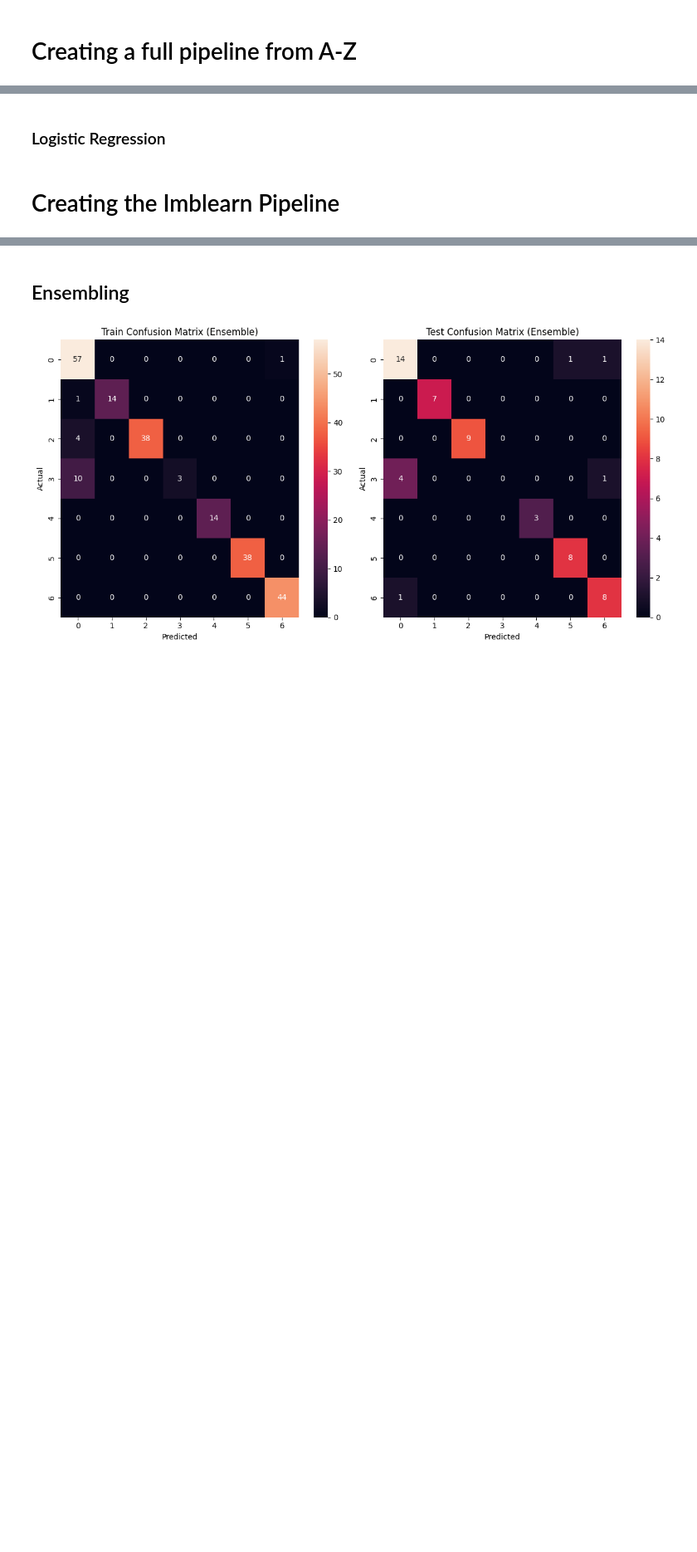
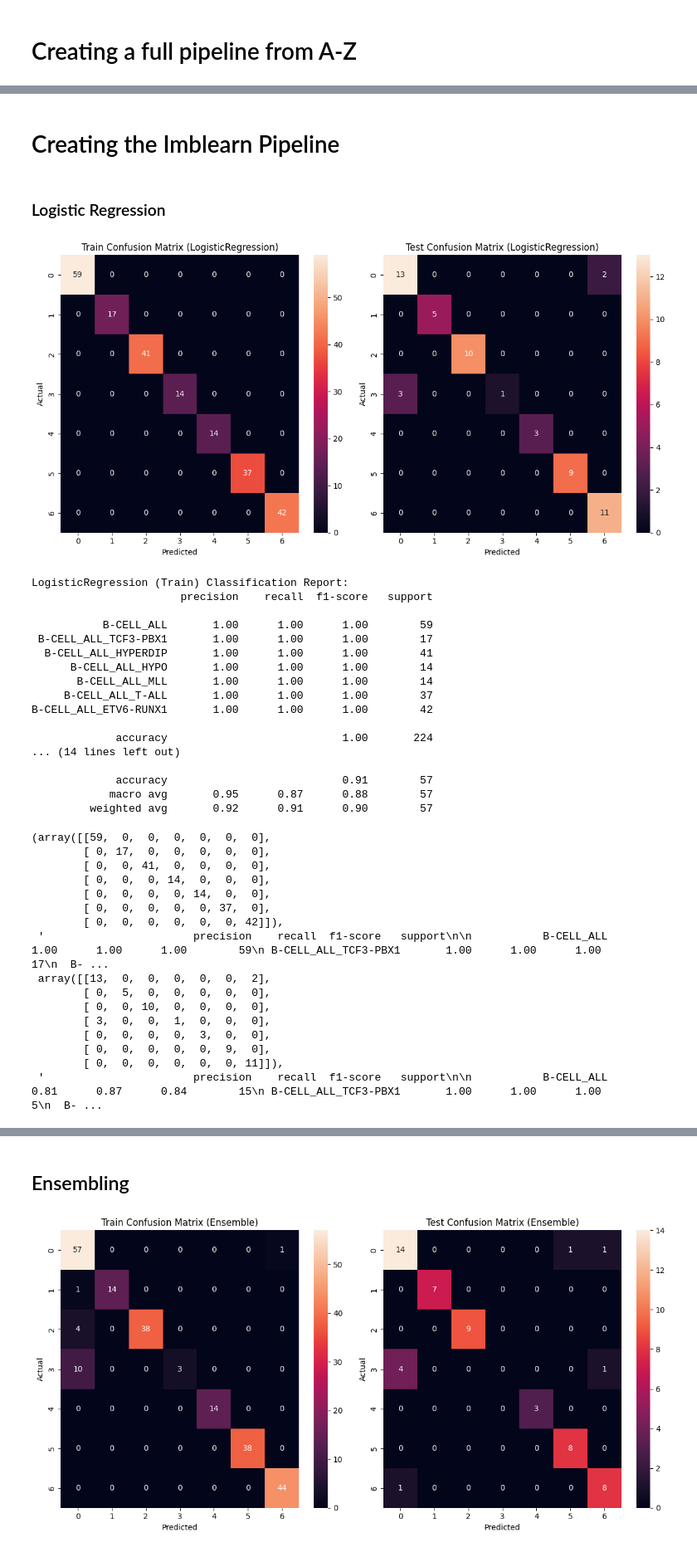
Before and after one commit to AnOnRT/Machine-Learning-in-BioInf-Project, a Jupyter notebook: Leukemie Classification.ipynb, the cells around one changed output, grey strips where cells are left out. Shown: that part at 83% size. Drawn from its saved outputs; the diff is of its cells as text; code cells hidden in the pictures; blank space fills up the shorter version.

Commit message:
Corrected Pipeline, added models

```diff
--- a/Leukemie Classification.ipynb
+++ b/Leukemie Classification.ipynb
@@ -520,27 +545,0 @@ PREPROCESSOR = ColumnTransformer(
-# %%
-def make_pipeline_with_custom_steps(preprocessor: TransformerMixin = None,
-                                    poly_degree: int = None,
-                                    sampler: BaseEstimator = None,
-                                    base_estimator: BaseEstimator = None) -> ImbPipeline:
-    """
-    Creates a pipeline with specified preprocessor, sampler, and estimator.
-
-    Args:
-    preprocessor (TransformerMixin): A preprocessing step or None.
-    sampler (BaseEstimator): A sampling technique like SMOTE, RandomUnderSampler, or None.
-    base_estimator (BaseEstimator): The machine learning estimator.
-
-    Returns:
-    ImbPipeline: The constructed pipeline.
-    """
-    steps = []
-    if preprocessor:
-        steps.append(('preprocessor', preprocessor))
-    if poly_degree is not None:
-        steps.append(('poly_features', PolynomialFeatures(degree=poly_degree)))
-    if sampler:
-        steps.append(('sampler', sampler))
-    if base_estimator:
-        steps.append(('classifier', base_estimator))
-
-    return ImbPipeline(steps)
@@ -704,2 +588,0 @@ sklearnPipeline_DT = make_pipeline_with_estimator(DecisionTreeClassifier(random_
-# %% [markdown]
-### Logistic Regression
@@ -709,8 +589,44 @@ sklearnPipeline_LogRes = make_pipeline_with_estimator(LogisticRegression(random_
 # %% [markdown]
 # Creating the Imblearn Pipeline
+# %% [markdown]
+### Logistic Regression
 # %%
 ImbPipeline_LogRes = make_pipeline_with_custom_steps(preprocessor=StandardScaler(),
-    poly_degree=2,
-    sampler=SMOTE(random_state=42),
+    sampler=RandomOverSampler(random_state=42),
     base_estimator=LogisticRegression(random_state=42, max_iter=2000))
-# train_and_evaluate_ImbPipeline(ImbPipeline_LogRes, X, y)
+train_and_evaluate_ImbPipeline(ImbPipeline_LogRes, X, y)
+# %% [output]
+[figure, added]
+LogisticRegression (Train) Classification Report:
+                       precision    recall  f1-score   support
+
+           B-CELL_ALL       1.00      1.00      1.00        59
+ B-CELL_ALL_TCF3-PBX1       1.00      1.00      1.00        17
+  B-CELL_ALL_HYPERDIP       1.00      1.00      1.00        41
+      B-CELL_ALL_HYPO       1.00      1.00      1.00        14
+       B-CELL_ALL_MLL       1.00      1.00      1.00        14
+     B-CELL_ALL_T-ALL       1.00      1.00      1.00        37
+B-CELL_ALL_ETV6-RUNX1       1.00      1.00      1.00        42
+
+             accuracy                           1.00       224
+... (14 lines left out)
+
+             accuracy                           0.91        57
+            macro avg       0.95      0.87      0.88        57
+         weighted avg       0.92      0.91      0.90        57
+(array([[59,  0,  0,  0,  0,  0,  0],
+        [ 0, 17,  0,  0,  0,  0,  0],
+        [ 0,  0, 41,  0,  0,  0,  0],
+        [ 0,  0,  0, 14,  0,  0,  0],
+        [ 0,  0,  0,  0, 14,  0,  0],
+        [ 0,  0,  0,  0,  0, 37,  0],
+        [ 0,  0,  0,  0,  0,  0, 42]]),
+ '                       precision    recall  f1-score   support\n\n           B-CELL_ALL       1.00      1.00      1.00        59\n B-CELL_ALL_TCF3-PBX1       1.00      1.00      1.00        17\n  B- ...
+ array([[13,  0,  0,  0,  0,  0,  2],
+        [ 0,  5,  0,  0,  0,  0,  0],
+        [ 0,  0, 10,  0,  0,  0,  0],
+        [ 3,  0,  0,  1,  0,  0,  0],
+        [ 0,  0,  0,  0,  3,  0,  0],
+        [ 0,  0,  0,  0,  0,  9,  0],
+        [ 0,  0,  0,  0,  0,  0, 11]]),
+ '                       precision    recall  f1-score   support\n\n           B-CELL_ALL       0.81      0.87      0.84        15\n B-CELL_ALL_TCF3-PBX1       1.00      1.00      1.00         5\n  B- ...
```
Also changed, not shown: parts of 25 cells of this notebook.
